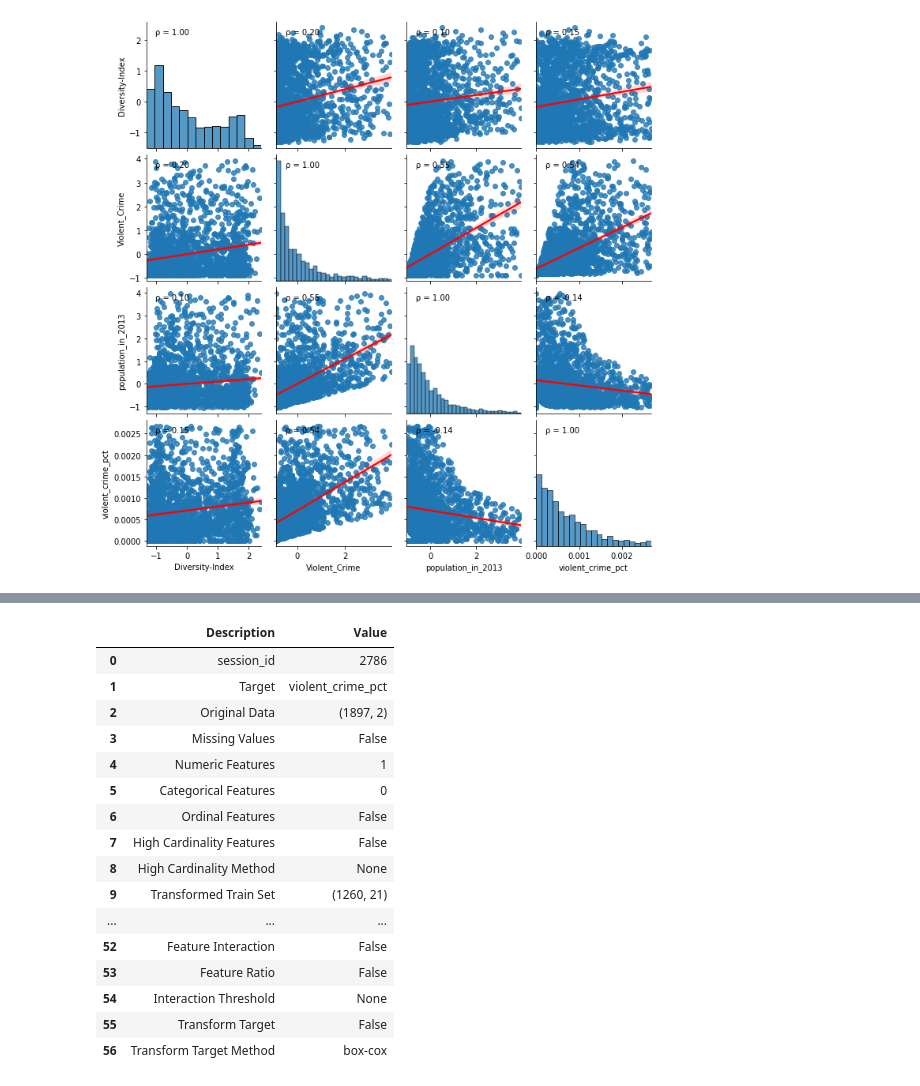
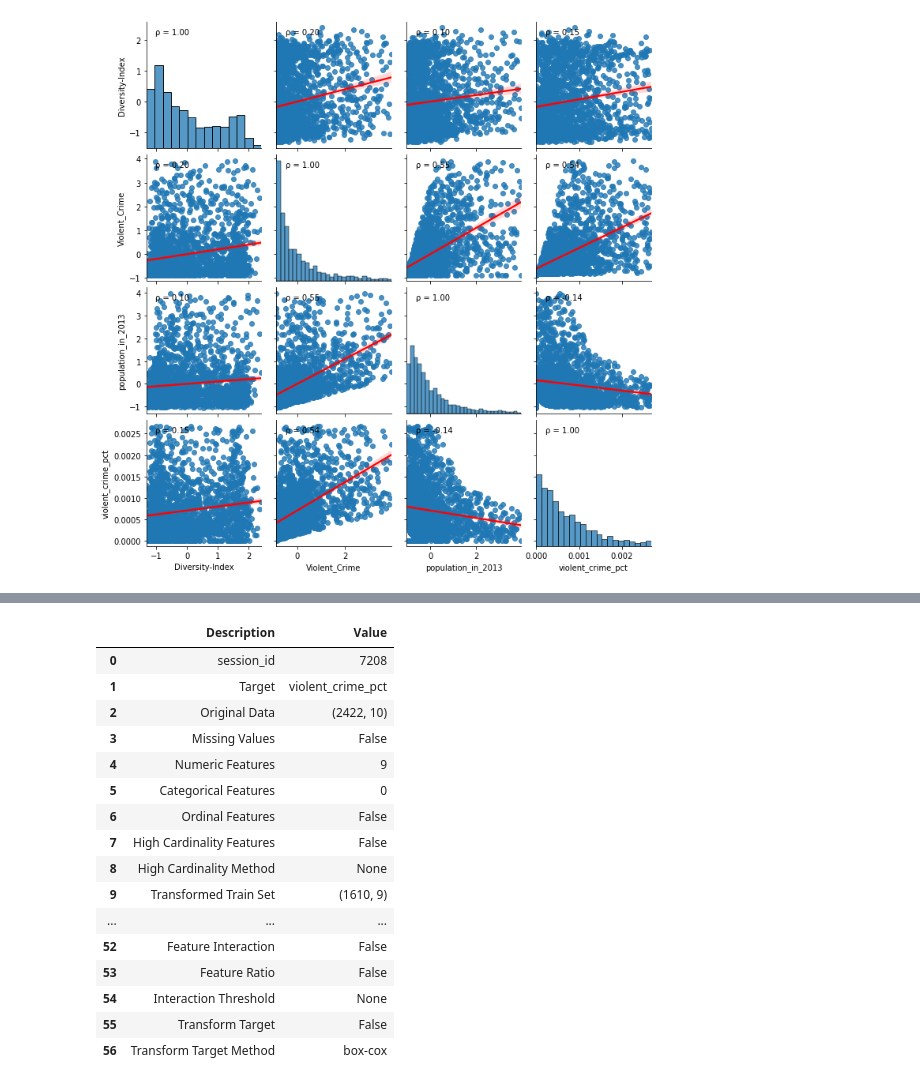
Before and after one commit to Shane-McCallum/Diversity-and-Violence--Is-there-a-connection-, a Jupyter notebook: Notebooks/EDA.ipynb, the cells around one changed output, grey strips where cells are left out. Drawn from its saved outputs; the diff is of its cells as text; code cells hidden in the pictures.

```diff
--- a/Notebooks/EDA.ipynb
+++ b/Notebooks/EDA.ipynb
@@ -350,0 +360,3 @@ AttributeError: 'AxesSubplot' object has no attribute 'map'
+# %%
+df = dfin.drop(['State', 'County'], axis=1)
+df.columns
@@ -351,23 +376,27 @@ AttributeError: 'AxesSubplot' object has no attribute 'map'
 # %%
 
 from pycaret.regression import *
 
-df_regr = df_trimmed[['Diversity-Index', 'violent_crime_pct']].sort_values('Diversity-Index')
+df_regr = df.sort_values('Diversity-Index').drop(['Violent_Crime',
+       'Murder and _nonnegligent _manslaughter', 'Rape_(revised _definition)1',
+       'Rape_(legacy_definition)2', 'Robbery', 'Aggravated _assault',
+       'Property _crime', 'Burglary', 'Larceny-_theft',
+       'Motor _vehicle _theft', 'Arson3'], axis=1)
 
 regr = setup(df_regr, target='violent_crime_pct', \
     normalize=True, remove_multicollinearity=True, create_clusters=True, remove_outliers=True)
 # %% [output]
 |  | Description | Value |
-| 0 | session_id | 2786 |
+| 0 | session_id | 7208 |
 | 1 | Target | violent_crime_pct |
-| 2 | Original Data | (1897, 2) |
+| 2 | Original Data | (2422, 10) |
 | 3 | Missing Values | False |
-| 4 | Numeric Features | 1 |
+| 4 | Numeric Features | 9 |
 | 5 | Categorical Features | 0 |
 | 6 | Ordinal Features | False |
 | 7 | High Cardinality Features | False |
 | 8 | High Cardinality Method | None |
-| 9 | Transformed Train Set | (1260, 21) |
+| 9 | Transformed Train Set | (1610, 9) |
 | ... | ... | ... |
 | 52 | Feature Interaction | False |
 | 53 | Feature Ratio | False |
```
Also changed, not shown: parts of 16 cells of this notebook, 1 other file.
